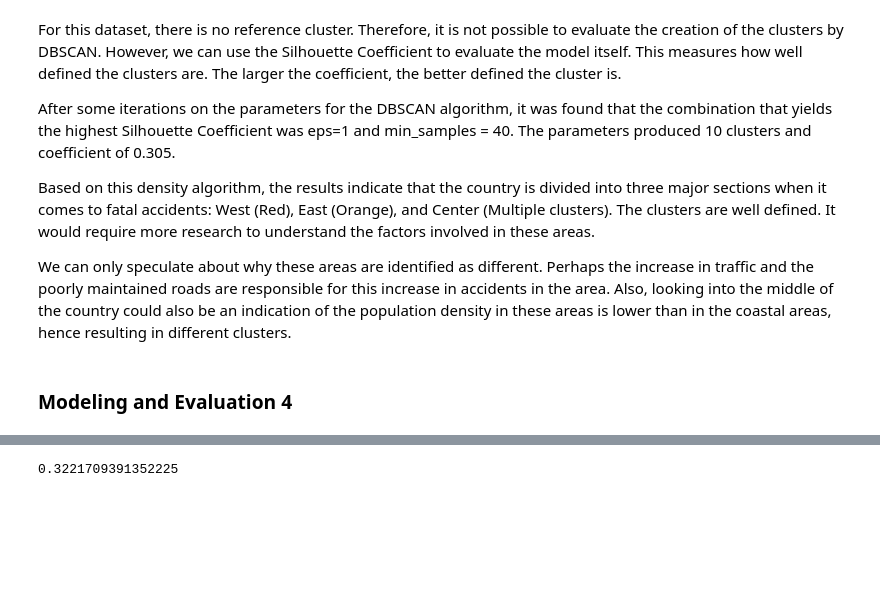
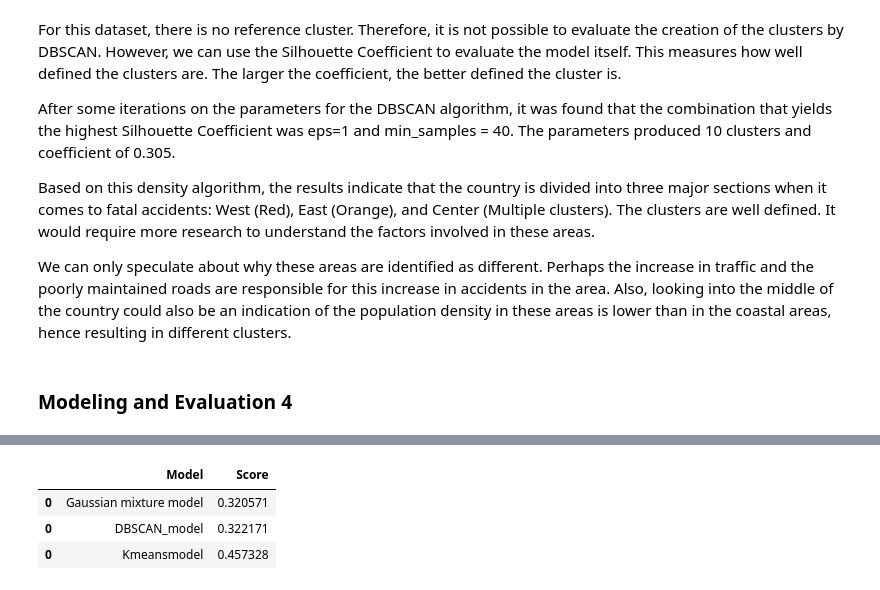
Before and after one commit to ecantu75/DataMining_Lab3, a Jupyter notebook: DataMining_LAB_3.ipynb, the cells around one changed output, grey strips where cells are left out. Saved outputs shown, nothing was run; the diff lists cells and outputs as text; code cells hidden in the pictures; blank space fills up the shorter version.

Commit message:
added scores

```diff
--- a/DataMining_LAB_3.ipynb
+++ b/DataMining_LAB_3.ipynb
@@ -828,3 +823,6 @@ from sklearn.cluster import KMeans
 kmeans = KMeans(n_clusters=10,n_init=1,random_state=1) # to define number of clusters for the given data
 kmeans.fit(data)
 y_kmeans = kmeans.predict(data)
+
+Kmeans_model_silhouette_score =  metrics.silhouette_score(data, y_kmeans)
+print("Silhouette Coefficient: %0.3f",Kmeans_model_silhouette_score)
@@ -946,6 +943,12 @@ Cluster_and_color.groupby([ 'color']).count()
 # %%
 #Compare scores of each clustering technique
-Gaussian_mixture_model_silhouette_score
-DBSCAN_model_silhouette_score
+Silhouette_df = pd.DataFrame(data = [['Gaussian mixture model',Gaussian_mixture_model_silhouette_score]])
+Silhouette_df = Silhouette_df.append([['DBSCAN_model',DBSCAN_model_silhouette_score]])
+Silhouette_df = Silhouette_df.append([['Kmeansmodel',Kmeans_model_silhouette_score]])
+Silhouette_df.columns= ['Model','Score']
+Silhouette_df
 # %% [output]
-0.3221709391352225
+|  | Model | Score |
+| 0 | Gaussian mixture model | 0.320571 |
+| 0 | DBSCAN_model | 0.322171 |
+| 0 | Kmeansmodel | 0.457328 |
```
Also changed, not shown: parts of 12 cells of this notebook, 1 other file.
